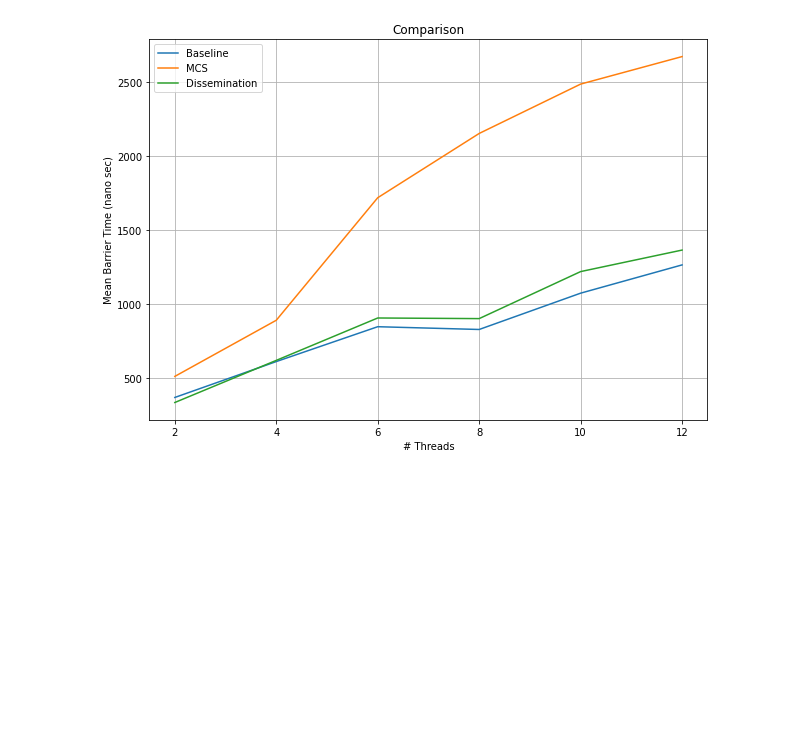
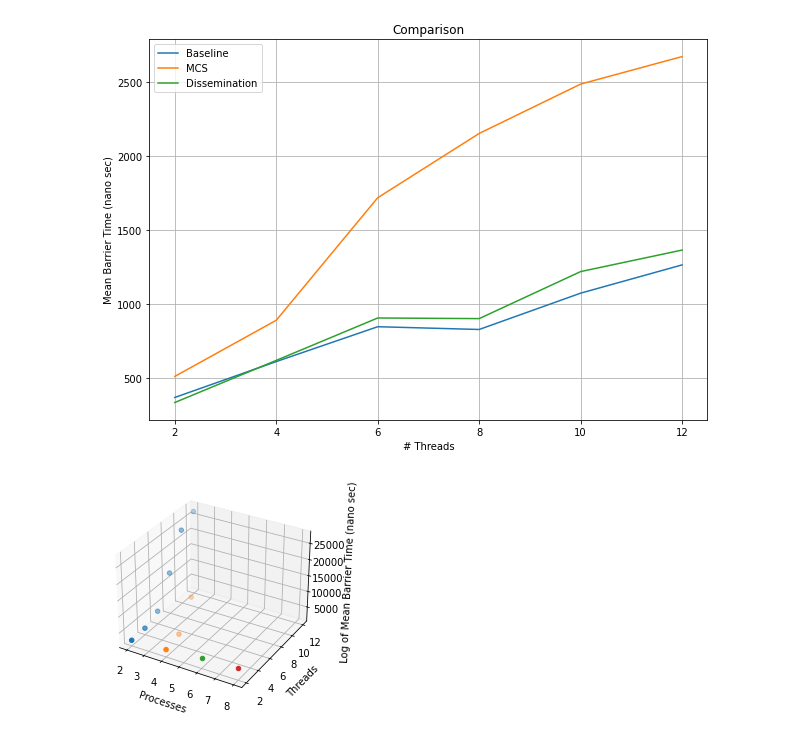
Before and after one commit to AdwaitB/cs6210, a Jupyter notebook: p2/python-analysis/analysis.ipynb, the cells around one changed output. Drawn from its saved outputs; the diff is of its cells as text; code cells hidden in the pictures; blank space fills up the shorter version.

Commit message:
added final data for combined barrier

```diff
--- a/p2/python-analysis/analysis.ipynb
+++ b/p2/python-analysis/analysis.ipynb
@@ -126,3 +129,39 @@ plot_openmp_all()
 plot_mpi_all()
 # %% [output]
 [figure]
+# %%
+combined_data = [
+    [2, 12, 2690],
+    [2, 10, 2395],
+    [2, 8, 1350],
+    [2, 6, 455],
+    [4, 6, 1230],
+    [2, 4, 255],
+    [4, 4, 407],
+    [5, 4, 680],
+    [2, 2, 225],
+    [4, 2, 280],
+    [6, 2, 380],
+    [8, 2, 430]
+]
+combined = pd.DataFrame(combined_data, columns=["Processes", "Threads", "Mean Barrier Time"]);
+# %%
+def plot_combined():
+    plot = plt.figure()
+    plot = plt.axes(projection='3d')
+
+    for num_proc in range(2, 11, 2):
+        X = combined["Processes"][combined["Processes"] == num_proc]
+        Y = combined["Threads"][combined["Processes"] == num_proc]
+        Z = combined["Mean Barrier Time"][combined["Processes"] == num_proc]*10
+
+        plot.scatter3D(X, Y, Z)
+
+    plot.set_xlabel('Processes')
+    plot.set_ylabel('Threads')
+    plot.set_zlabel('Log of Mean Barrier Time (nano sec)')
+    plt.show()
+
+plot_combined()
+# %% [output]
+[figure, added]
```
Also changed, not shown: parts of 1 cell of this notebook, 1 other file.
